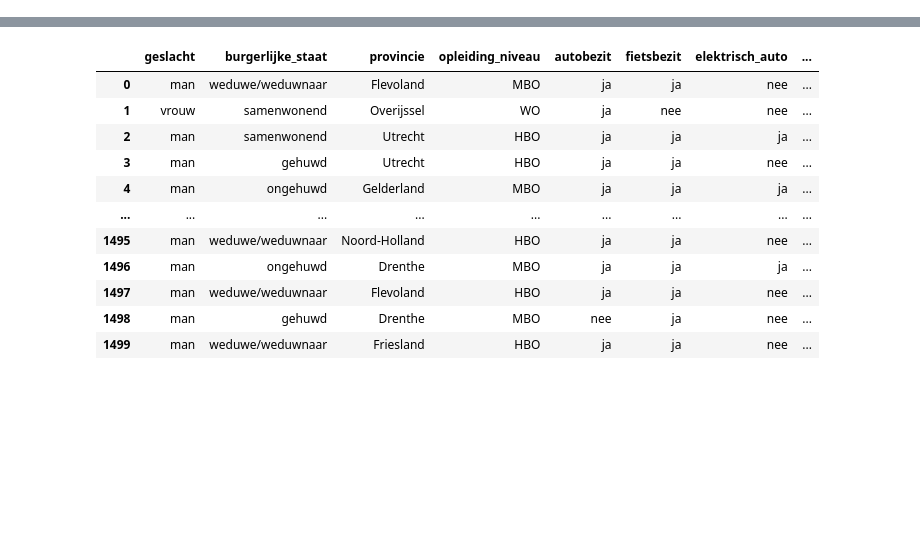
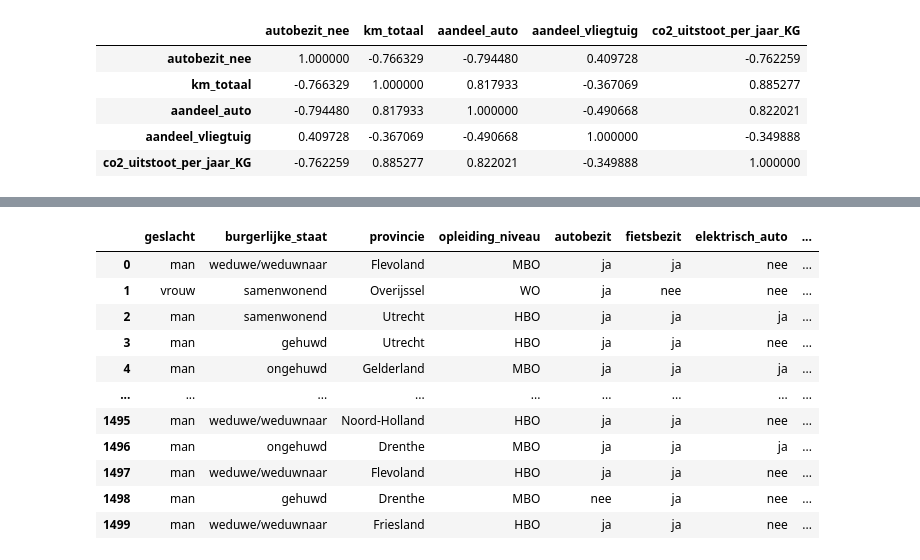
Before and after one commit to svenkr-6/Wiskunde_II_Portfolio, a Jupyter notebook: Sven.ipynb, the cells around one changed output, grey strips where cells are left out. Cells and saved outputs as stored; diff of their text form; code cells hidden in the pictures; blank space fills up the shorter version.

```diff
--- a/Sven.ipynb
+++ b/Sven.ipynb
@@ -69,3 +68,12 @@ df_transformed = df_transformed.drop(raw_eng_cols, axis=1)
+# %%
+df_transformed[['autobezit_nee', 'km_totaal', 'aandeel_auto', 'aandeel_vliegtuig', 'co2_uitstoot_per_jaar_KG']].corr(method='spearman')
+# %% [output]
+|  | autobezit_nee | km_totaal | aandeel_auto | aandeel_vliegtuig | co2_uitstoot_per_jaar_KG |
+| autobezit_nee | 1.000000 | -0.766329 | -0.794480 | 0.409728 | -0.762259 |
+| km_totaal | -0.766329 | 1.000000 | 0.817933 | -0.367069 | 0.885277 |
+| aandeel_auto | -0.794480 | 0.817933 | 1.000000 | -0.490668 | 0.822021 |
+| aandeel_vliegtuig | 0.409728 | -0.367069 | -0.490668 | 1.000000 | -0.349888 |
+| co2_uitstoot_per_jaar_KG | -0.762259 | 0.885277 | 0.822021 | -0.349888 | 1.000000 |
 # %%
 plt.figure(figsize=(10, 12))
 
```
Also changed, not shown: parts of 16 cells of this notebook.
